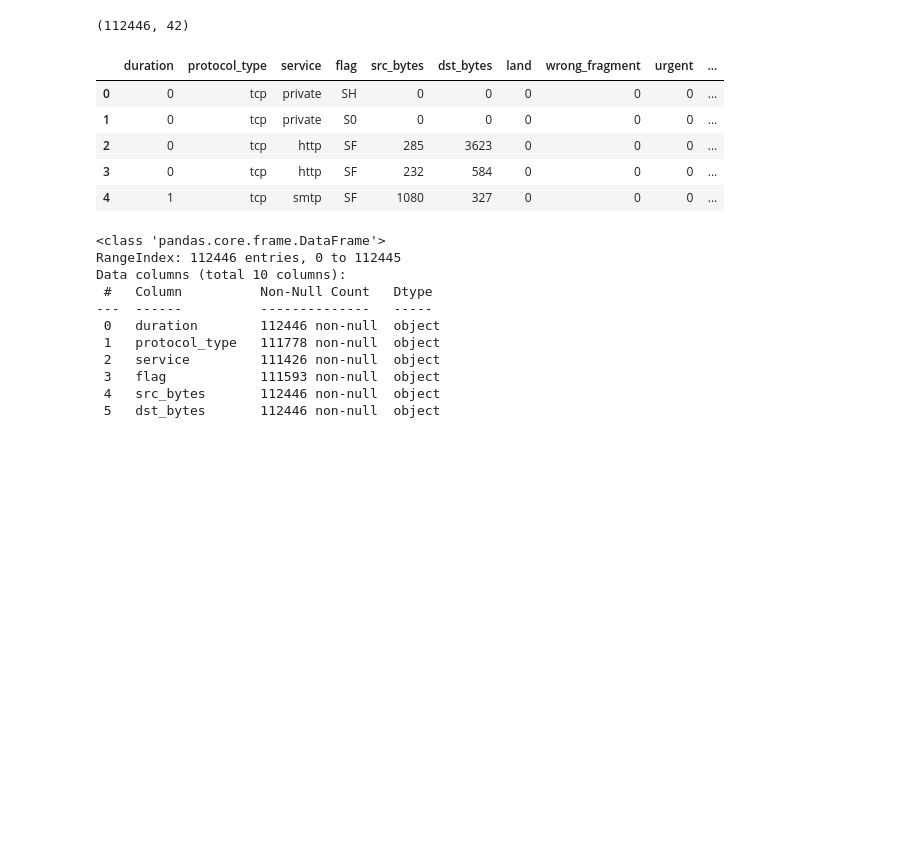
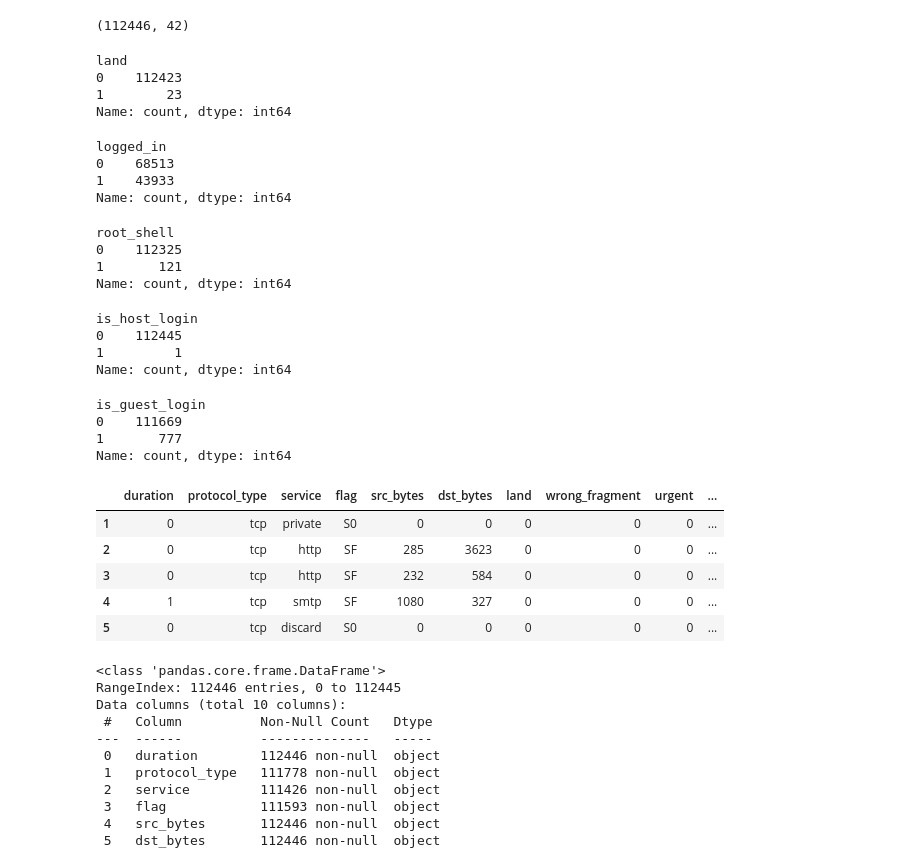
Before and after one commit to euclideands/DAC-2023, a Jupyter notebook: DAC_2023_Development.ipynb, the cells around one changed output. Saved outputs shown, nothing was run; the diff lists cells and outputs as text; code cells hidden in the pictures; blank space fills up the shorter version.

```diff
--- a/DAC_2023_Development.ipynb
+++ b/DAC_2023_Development.ipynb
@@ -102,3 +102,32 @@ df.head()
 df.shape
 # %% [output]
 (112446, 42)
+# %%
+# Initialize a dictionary to store missing value representations
+missing_value_representations = ['', ' ', '-', 'NA', 'N/A', '999', '-999', None, np.nan, '*', '9999', '-9999', '99999', '-99999']
+
+# Initialize a set to store unique types of missing values
+unique_missing_value_types = set()
+
+# Iterate through columns and check for missing value representations
+for column in df.columns:
+    for value in df[column]:
+        if value in missing_value_representations:
+            unique_missing_value_types.add(value)
+
+# Boolean indexing to filter rows with unique missing value types
+filtered_df = df[df.apply(lambda row: any(val in unique_missing_value_types for val in row), axis=1)]
+
+# Display the filtered DataFrame
+print("Unique types of missing values found in the DataFrame:")
+print(unique_missing_value_types)
+print("Rows containing unique missing value types:")
+filtered_df
+# %%
+value_counts = df['land'].value_counts()
+print(value_counts)
+# %% [output]
+land
+0    112423
+1        23
+Name: count, dtype: int64
@@ -105,13 +154,45 @@ df.shape
+# %%
+value_counts = df['logged_in'].value_counts()
+print(value_counts)
+# %% [output]
+logged_in
+0    68513
+1    43933
+Name: count, dtype: int64
+# %%
+value_counts = df['root_shell'].value_counts()
+print(value_counts)
+# %% [output]
+root_shell
+0    112325
+1       121
+Name: count, dtype: int64
+# %%
+value_counts = df['is_host_login'].value_counts()
+print(value_counts)
+# %% [output]
+is_host_login
+0    112445
+1         1
+Name: count, dtype: int64
+# %%
+value_counts = df['is_guest_login'].value_counts()
+print(value_counts)
+# %% [output]
+is_guest_login
+0    111669
+1       777
+Name: count, dtype: int64
 # %%
-df_first_10_columns = df.iloc[:, :10]
+df_first_10_columns = filtered_df.iloc[:, :10]
 df_first_10_columns.head()
 # %% [output]
 |  | duration | protocol_type | service | flag | src_bytes | dst_bytes | land | wrong_fragment | urgent | ... |
-| 0 | 0 | tcp | private | SH | 0 | 0 | 0 | 0 | 0 | ... |
 | 1 | 0 | tcp | private | S0 | 0 | 0 | 0 | 0 | 0 | ... |
 | 2 | 0 | tcp | http | SF | 285 | 3623 | 0 | 0 | 0 | ... |
 | 3 | 0 | tcp | http | SF | 232 | 584 | 0 | 0 | 0 | ... |
 | 4 | 1 | tcp | smtp | SF | 1080 | 327 | 0 | 0 | 0 | ... |
+| 5 | 0 | tcp | discard | S0 | 0 | 0 | 0 | 0 | 0 | ... |
 # %%
 df_first_10_columns.info()
 # %% [output]
```
Also changed, not shown: parts of 12 cells of this notebook, 6 other files.
